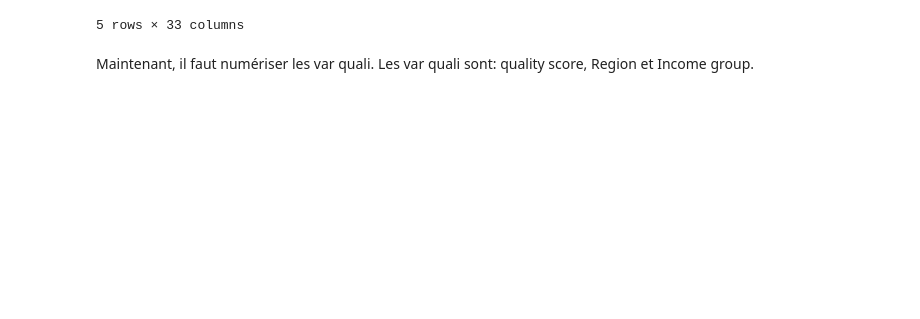
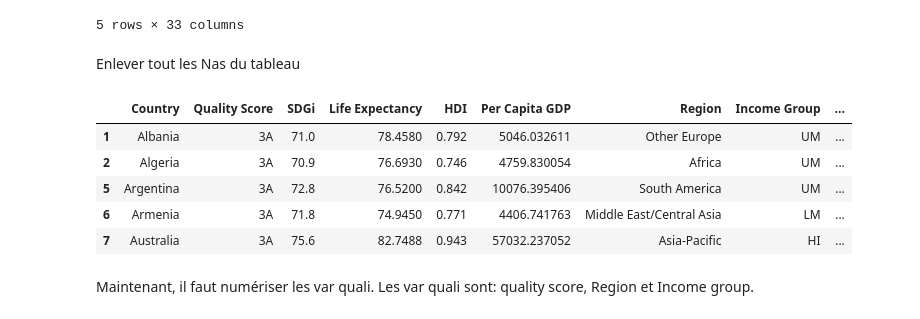
Before and after one commit to anna-cochat/Data_NA_project, a Jupyter notebook: scenario1.ipynb, the cells around one changed output. Saved outputs shown, nothing was run; the diff lists cells and outputs as text; code cells hidden in the pictures; blank space fills up the shorter version.

```diff
--- a/scenario1.ipynb
+++ b/scenario1.ipynb
@@ -29,5 +29,18 @@ df.head()
 | 3 | Angola | 3A | 50.3 | 60.782 | 0.582 | 3233.902767 | Africa | LM | ... |
 | 4 | Antigua and Barbuda | 2B | NaN | 76.885 | 0.772 | 15134.91009 | Central America/Caribbean | HI | ... |
 5 rows × 33 columns
+# %% [markdown]
+Enlever tout les Nas du tableau
+# %%
+pd.set_option('display.max_columns', None)
+df_wo_na= df.dropna()
+df_wo_na.head()
+# %% [output]
+|  | Country | Quality Score | SDGi | Life Expectancy | HDI | Per Capita GDP | Region | Income Group | ... |
+| 1 | Albania | 3A | 71.0 | 78.4580 | 0.792 | 5046.032611 | Other Europe | UM | ... |
+| 2 | Algeria | 3A | 70.9 | 76.6930 | 0.746 | 4759.830054 | Africa | UM | ... |
+| 5 | Argentina | 3A | 72.8 | 76.5200 | 0.842 | 10076.395406 | South America | UM | ... |
+| 6 | Armenia | 3A | 71.8 | 74.9450 | 0.771 | 4406.741763 | Middle East/Central Asia | LM | ... |
+| 7 | Australia | 3A | 75.6 | 82.7488 | 0.943 | 57032.237052 | Asia-Pacific | HI | ... |
 # %% [markdown]
 Maintenant, il faut numériser les var quali. Les var quali sont: quality score, Region et Income group.
```
Also changed, not shown: parts of 3 cells of this notebook.
